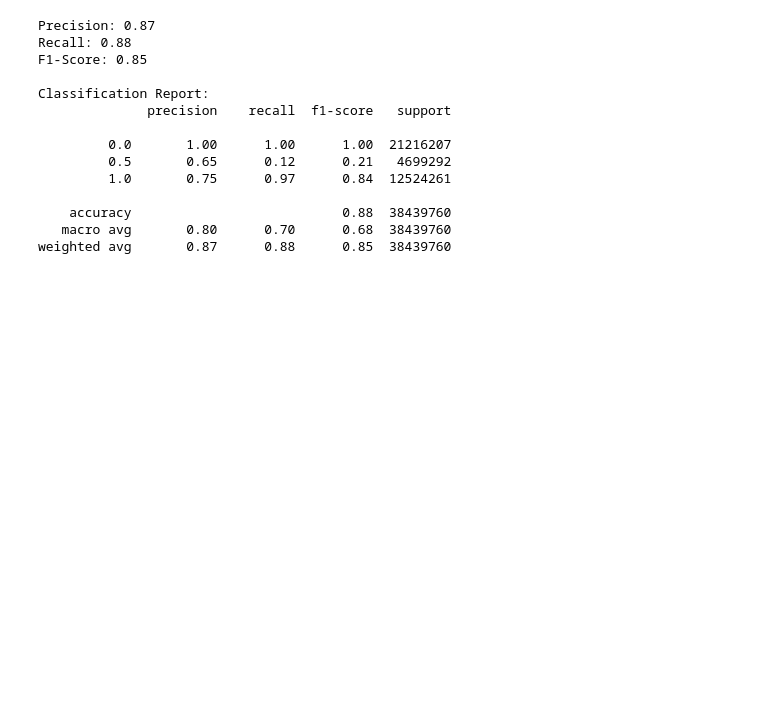
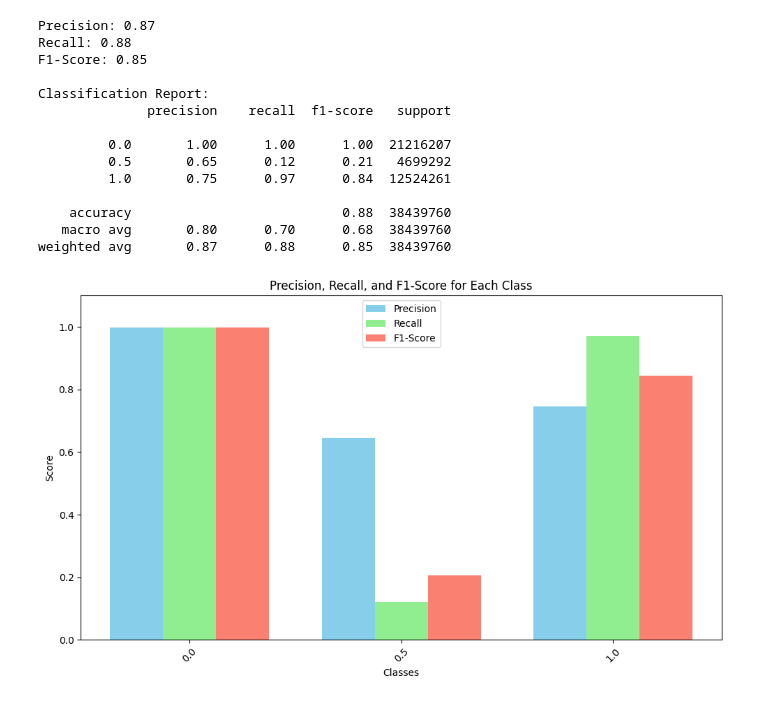
Before and after one commit to BabinRV/Dissertation, a Jupyter notebook: Dissertation_TD_and_IR.ipynb, the cells around one changed output. Drawn from its saved outputs; the diff is of its cells as text; code cells hidden in the pictures; blank space fills up the shorter version.

```diff
--- a/Dissertation_TD_and_IR.ipynb
+++ b/Dissertation_TD_and_IR.ipynb
@@ -1337,3 +1337,38 @@ Classification Report:
     accuracy                           0.88  38439760
    macro avg       0.80      0.70      0.68  38439760
 weighted avg       0.87      0.88      0.85  38439760
+# %%
+import matplotlib.pyplot as plt
+import numpy as np
+from sklearn.metrics import precision_recall_fscore_support
+
+# Calculate metrics for each class
+precision, recall, f1, _ = precision_recall_fscore_support(y_true_classes, y_pred_classes)
+
+# Class labels
+class_labels = label_encoder.classes_
+
+# Bar chart for Precision, Recall, and F1-Score
+x = np.arange(len(class_labels))  # Class indices
+width = 0.25  # Width of each bar
+
+plt.figure(figsize=(10, 6))
+
+# Plot bars
+plt.bar(x - width, precision, width, label='Precision', color='skyblue')
+plt.bar(x, recall, width, label='Recall', color='lightgreen')
+plt.bar(x + width, f1, width, label='F1-Score', color='salmon')
+
+# Add labels and title
+plt.xlabel('Classes')
+plt.ylabel('Score')
+plt.title('Precision, Recall, and F1-Score for Each Class')
+plt.xticks(x, class_labels, rotation=45)
+plt.ylim(0, 1.1)  # Ensure the y-axis covers the full range
+plt.legend()
+
+# Show the graph
+plt.tight_layout()
+plt.show()
+# %% [output]
+[figure, added]
```
